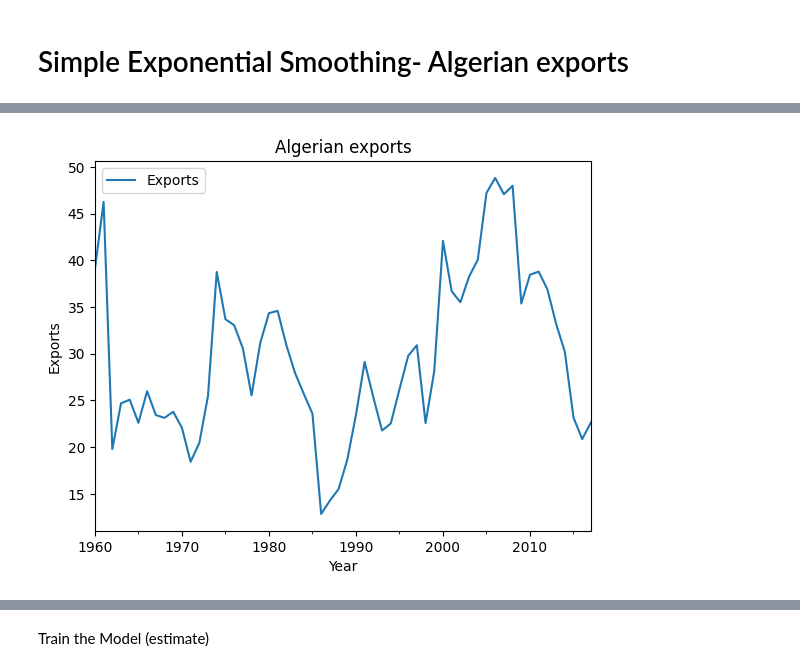
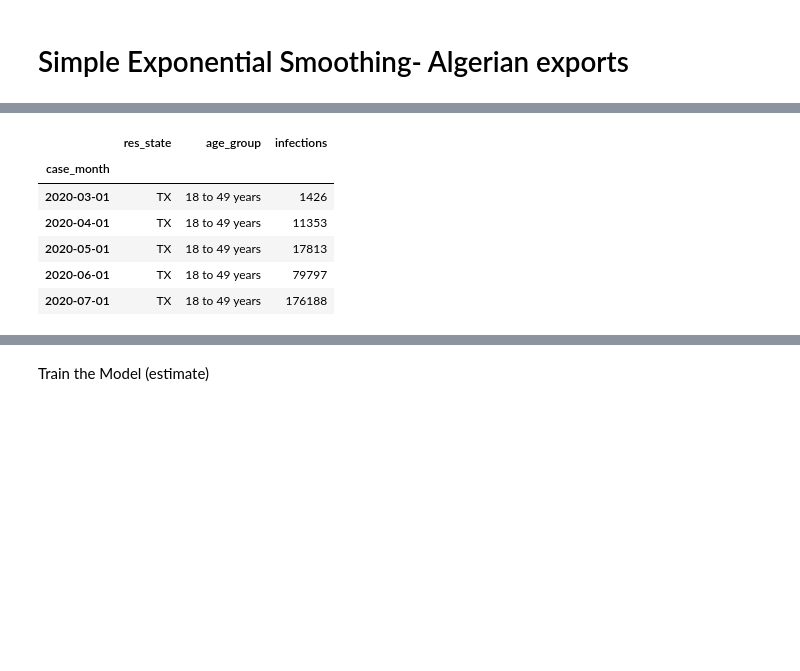
Before and after one commit to loginsanjeev/Git-Practice, a Jupyter notebook: Exponential Vs ARIMA.ipynb, the cells around one changed output, grey strips where cells are left out. Cells and saved outputs as stored; diff of their text form; code cells hidden in the pictures; blank space fills up the shorter version.

```diff
--- a/Exponential Vs ARIMA.ipynb
+++ b/Exponential Vs ARIMA.ipynb
@@ -23,7 +11,13 @@ algeria_economy.head()
-# %%
-algeria_economy.plot(y='Exports').set_title("Algerian exports")
-plt.xlabel('Year')
-plt.ylabel('Exports')
-plt.show();
-# %% [output]
-[figure, removed]
+# %%
+#reading number of people aged 18 to 49 infected by month
+infection_agegrp = pd.read_csv("COVID-19_Infections.csv", parse_dates=['case_month'], index_col=['case_month'])\
+    .query('age_group == "18 to 49 years"').rename(columns={'sex':'infections'}).asfreq(pd.infer_freq(infection_agegrp.index))
+infection_agegrp.head()
+# %% [output]
+|  | res_state | age_group | infections |
+| case_month |  |  |  |
+| 2020-03-01 | TX | 18 to 49 years | 1426 |
+| 2020-04-01 | TX | 18 to 49 years | 11353 |
+| 2020-05-01 | TX | 18 to 49 years | 17813 |
+| 2020-06-01 | TX | 18 to 49 years | 79797 |
+| 2020-07-01 | TX | 18 to 49 years | 176188 |
```
Also changed, not shown: parts of 10 cells of this notebook.
